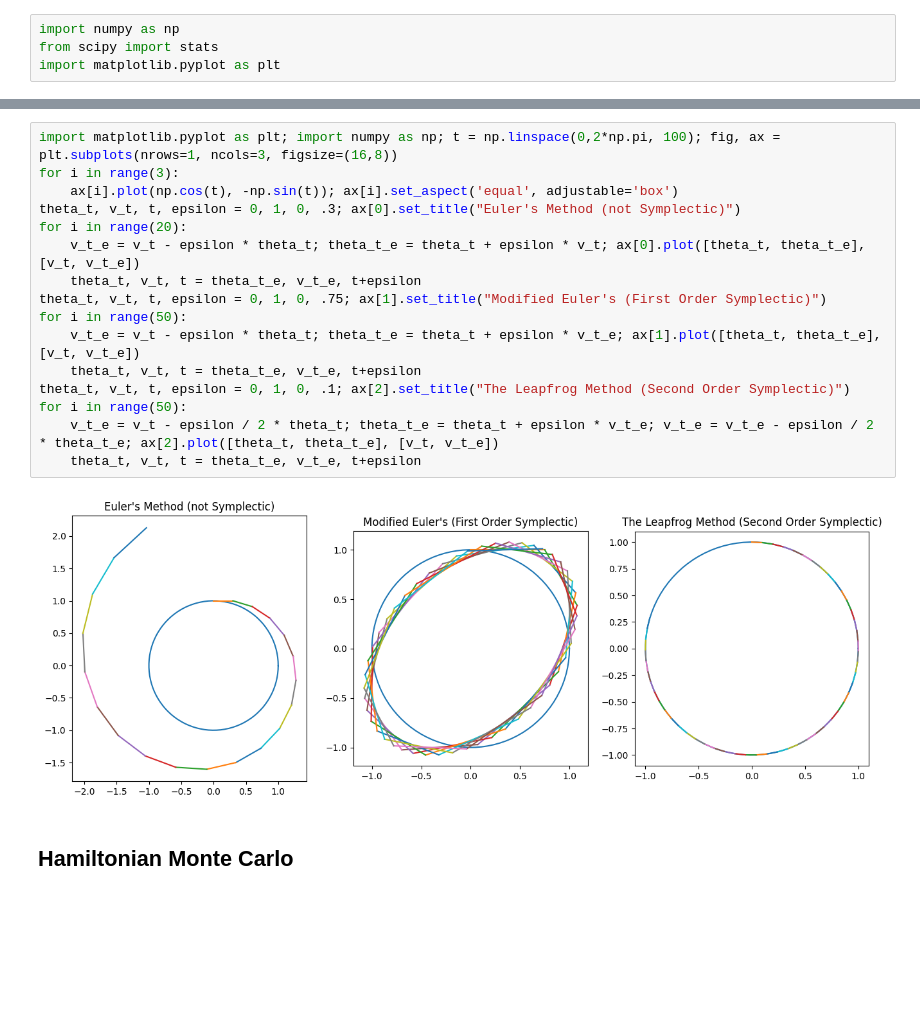
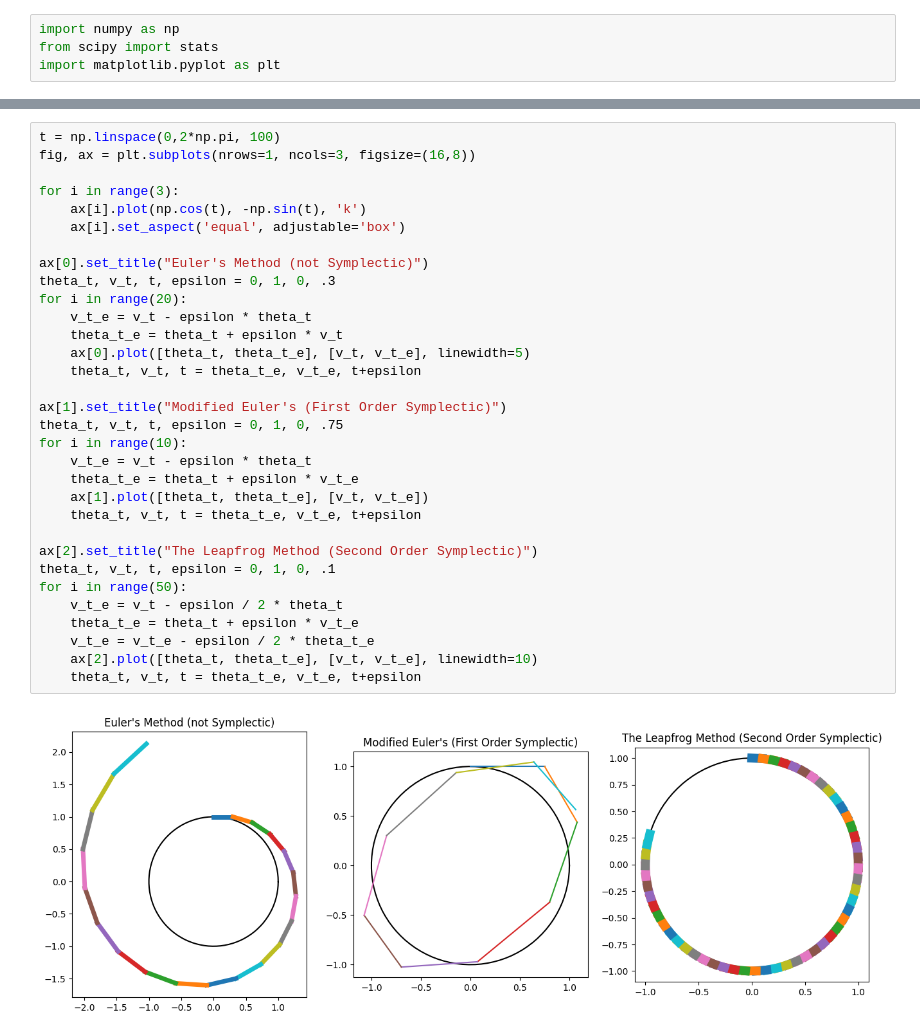
Before and after one commit to pointOfive/STA410_tenfouroverandout, a Jupyter notebook: STA410_Week4_Pre_Lecture_Reading_Etc.ipynb, the cells around one changed output, grey strips where cells are left out. Saved outputs shown, nothing was run; the diff lists cells and outputs as text; blank space fills up the shorter version.

```diff
--- a/STA410_Week4_Pre_Lecture_Reading_Etc.ipynb
+++ b/STA410_Week4_Pre_Lecture_Reading_Etc.ipynb
@@ -448,20 +458,34 @@ v(t+\epsilon) & = {} v(t) + \epsilon \frac{dv(t+\epsilon/2)}{d t}\\
 # %%
-import matplotlib.pyplot as plt; import numpy as np; t = np.linspace(0,2*np.pi, 100); fig, ax = plt.subplots(nrows=1, ncols=3, figsize=(16,8))
+t = np.linspace(0,2*np.pi, 100)
+fig, ax = plt.subplots(nrows=1, ncols=3, figsize=(16,8))
+
 for i in range(3):
-    ax[i].plot(np.cos(t), -np.sin(t)); ax[i].set_aspect('equal', adjustable='box')
-theta_t, v_t, t, epsilon = 0, 1, 0, .3; ax[0].set_title("Euler's Method (not Symplectic)")
+    ax[i].plot(np.cos(t), -np.sin(t), 'k')
+    ax[i].set_aspect('equal', adjustable='box')
+
+ax[0].set_title("Euler's Method (not Symplectic)")
+theta_t, v_t, t, epsilon = 0, 1, 0, .3
 for i in range(20):
-    v_t_e = v_t - epsilon * theta_t; theta_t_e = theta_t + epsilon * v_t; ax[0].plot([theta_t, theta_t_e], [v_t, v_t_e])
+    v_t_e = v_t - epsilon * theta_t
+    theta_t_e = theta_t + epsilon * v_t
+    ax[0].plot([theta_t, theta_t_e], [v_t, v_t_e], linewidth=5)
     theta_t, v_t, t = theta_t_e, v_t_e, t+epsilon
-theta_t, v_t, t, epsilon = 0, 1, 0, .75; ax[1].set_title("Modified Euler's (First Order Symplectic)")
+
+ax[1].set_title("Modified Euler's (First Order Symplectic)")
+theta_t, v_t, t, epsilon = 0, 1, 0, .75
+for i in range(10):
+    v_t_e = v_t - epsilon * theta_t
+    theta_t_e = theta_t + epsilon * v_t_e
+    ax[1].plot([theta_t, theta_t_e], [v_t, v_t_e])
+    theta_t, v_t, t = theta_t_e, v_t_e, t+epsilon
+
+ax[2].set_title("The Leapfrog Method (Second Order Symplectic)")
+theta_t, v_t, t, epsilon = 0, 1, 0, .1
 for i in range(50):
-    v_t_e = v_t - epsilon * theta_t; theta_t_e = theta_t + epsilon * v_t_e; ax[1].plot([theta_t, theta_t_e], [v_t, v_t_e])
+    v_t_e = v_t - epsilon / 2 * theta_t
+    theta_t_e = theta_t + epsilon * v_t_e
+    v_t_e = v_t_e - epsilon / 2 * theta_t_e
+    ax[2].plot([theta_t, theta_t_e], [v_t, v_t_e], linewidth=10)
     theta_t, v_t, t = theta_t_e, v_t_e, t+epsilon
-theta_t, v_t, t, epsilon = 0, 1, 0, .1; ax[2].set_title("The Leapfrog Method (Second Order Symplectic)")
-for i in range(50):
-    v_t_e = v_t - epsilon / 2 * theta_t; theta_t_e = theta_t + epsilon * v_t_e; v_t_e = v_t_e - epsilon / 2 * theta_t_e; ax[2].plot([theta_t, theta_t_e], [v_t, v_t_e])
-    theta_t, v_t, t = theta_t_e, v_t_e, t+epsilon
 # %% [output]
-[figure, old version]
+[figure, new version]
-# %% [markdown]
-## Hamiltonian Monte Carlo
```
Also changed, not shown: parts of 13 cells of this notebook.
